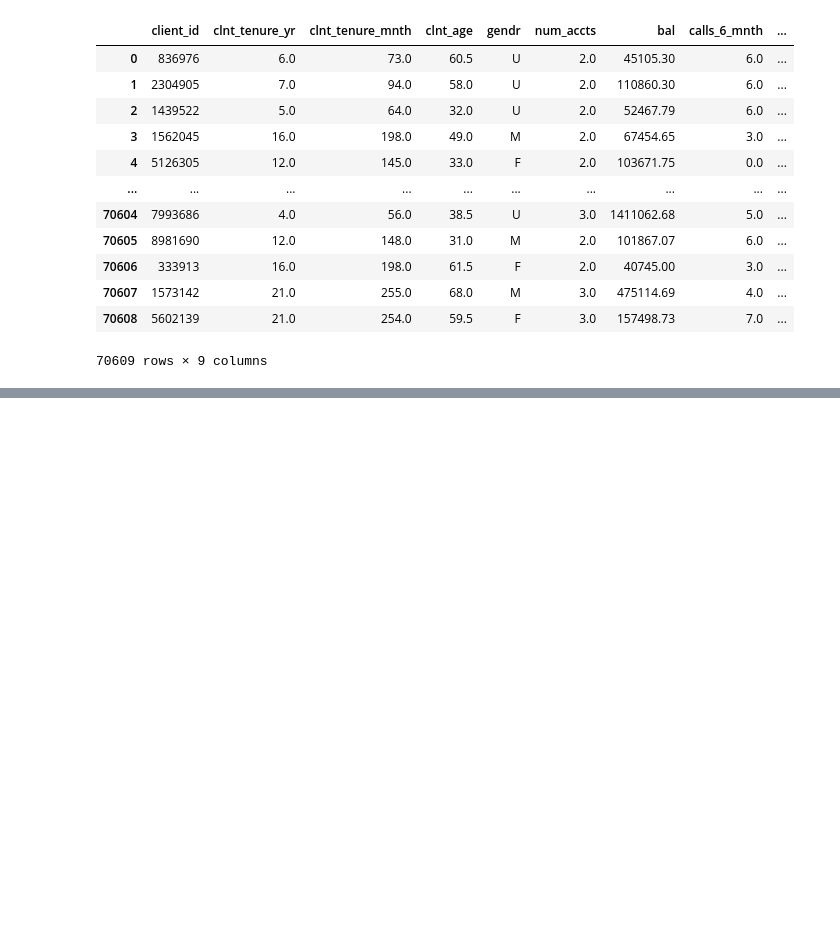
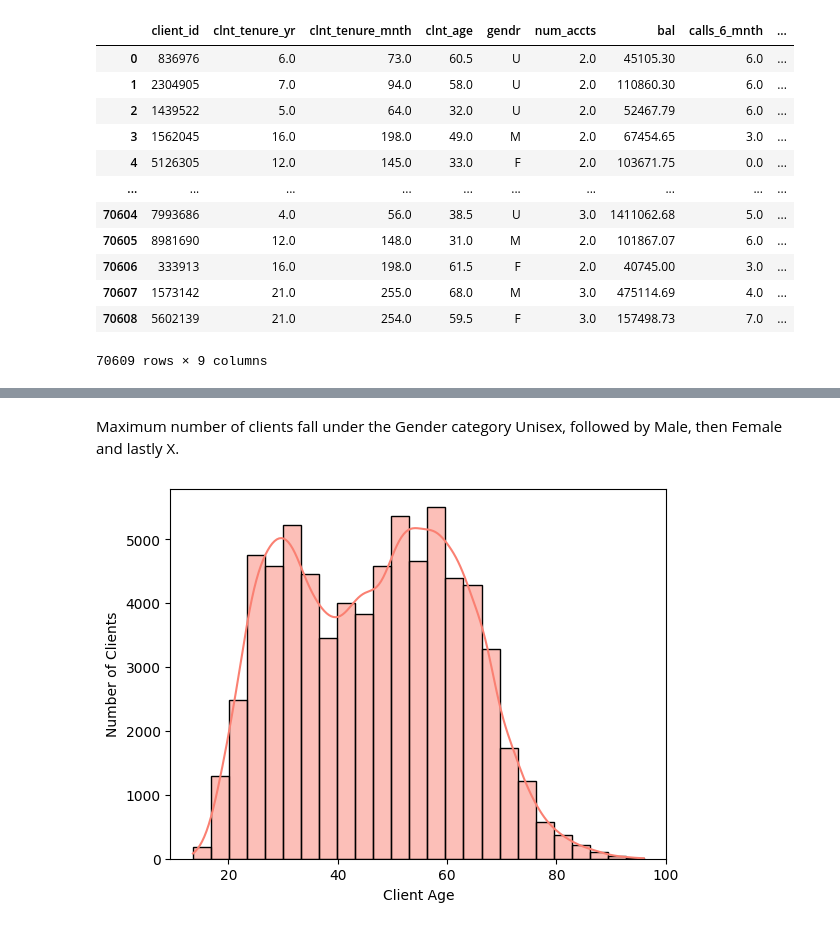
Before and after one commit to jayashreenagaraju/vanguard-test-control-analysis, a Jupyter notebook: notebooks/Customer-Experience.ipynb, the cells around one changed output, grey strips where cells are left out. Cells and saved outputs as stored; diff of their text form; code cells hidden in the pictures; blank space fills up the shorter version.

```diff
--- a/notebooks/Customer-Experience.ipynb
+++ b/notebooks/Customer-Experience.ipynb
@@ -70,0 +425,10 @@ experiment_roster_df
+# %% [markdown]
+Maximum number of clients fall under the Gender category Unisex, followed by Male, then Female and lastly X.
+# %%
+# histogram to show client age variations
+plt.xlabel("Client Age")
+plt.ylabel("Number of Clients")
+sns.histplot(client_profile_df['clnt_age'],kde=True,bins=25,color='salmon')
+plt.show()
+# %% [output]
+[figure, added]
```
Also changed, not shown: parts of 55 cells of this notebook, 1 other file.
